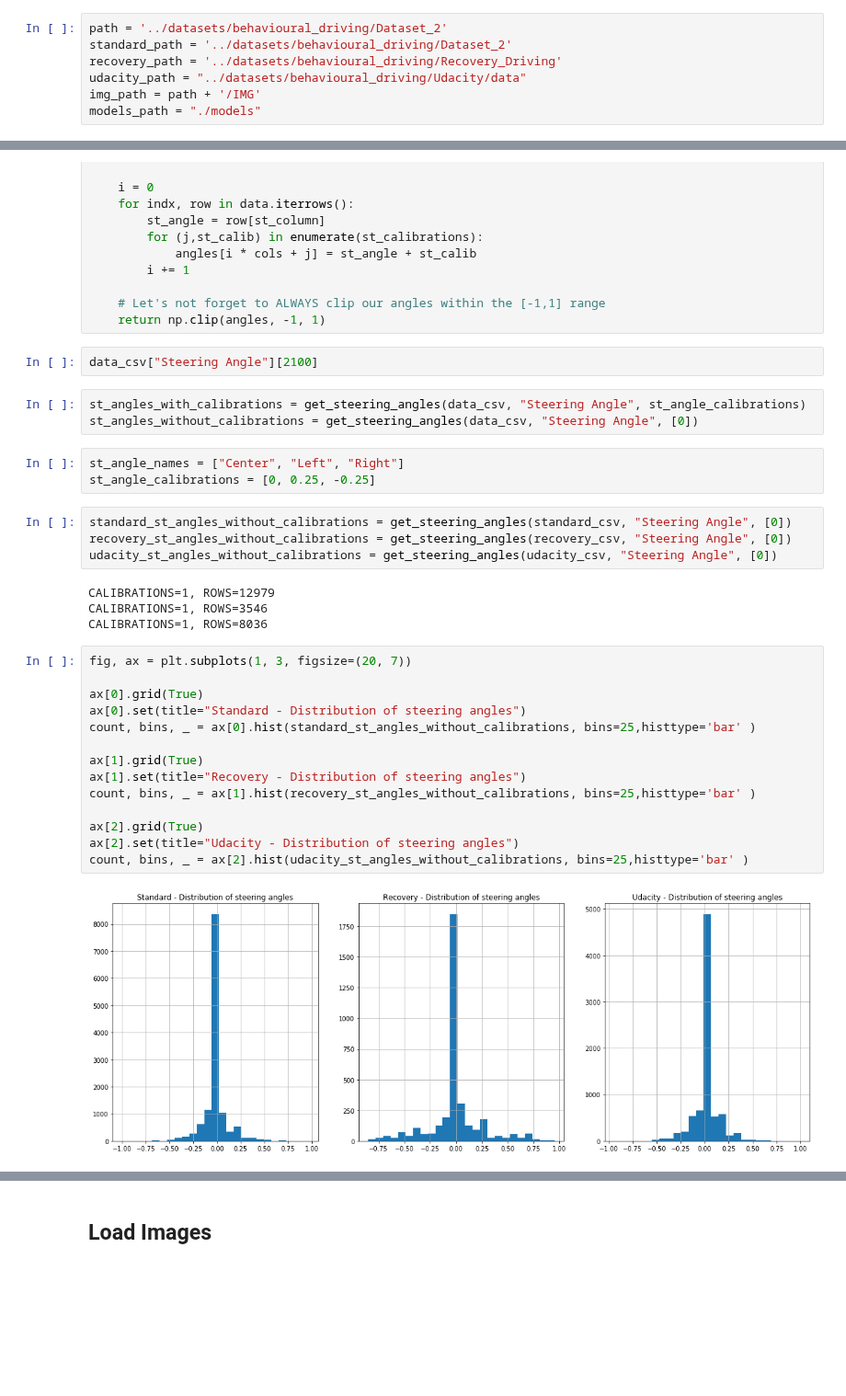
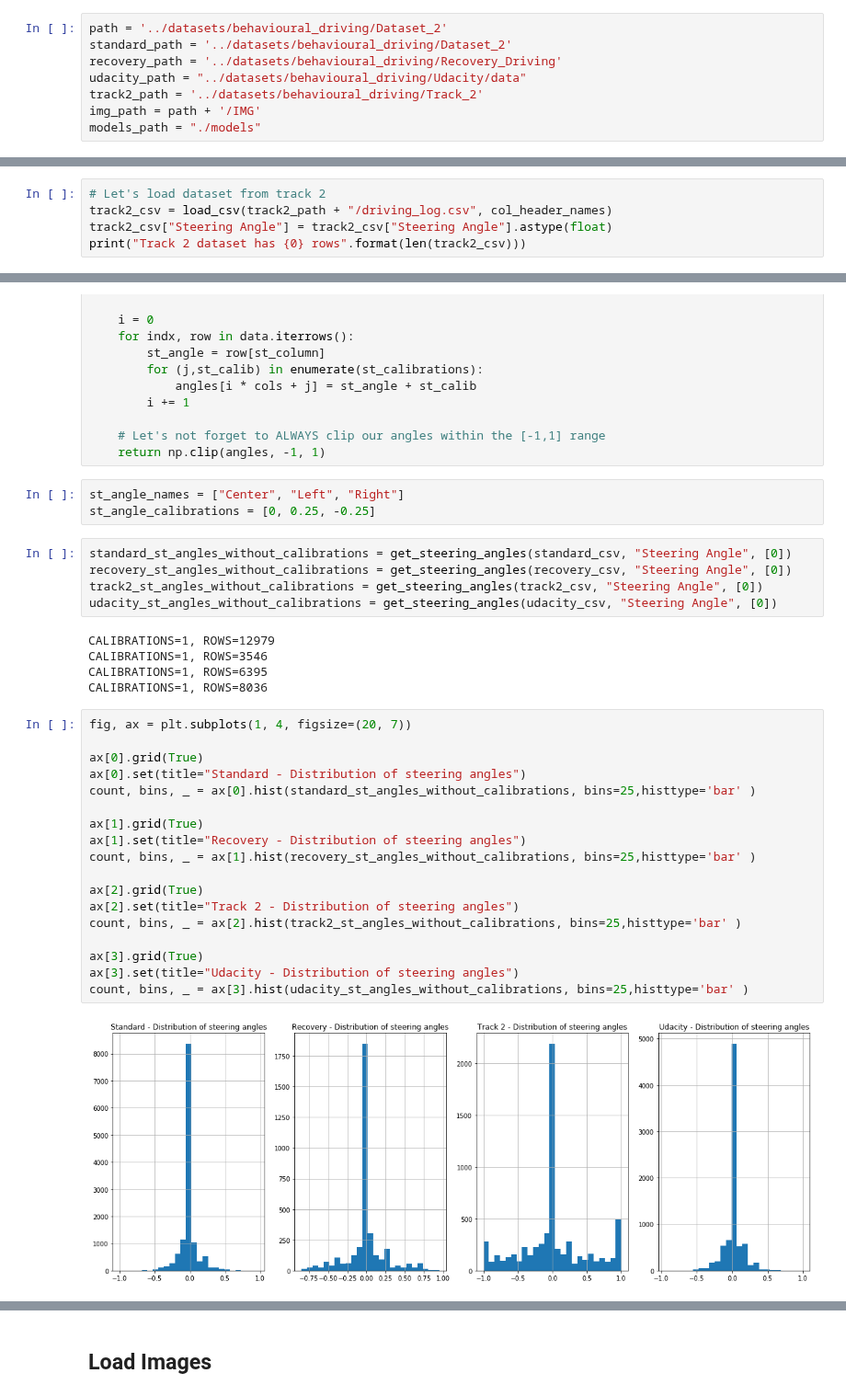
Before and after one commit to Bilalkhanten/CarND-Behavioral-Cloning-P3, a Jupyter notebook: Behavioural_Driving.ipynb, the cells around one changed output, grey strips where cells are left out. Shown at 92% size. Drawn from its saved outputs; the diff is of its cells as text; blank space fills up the shorter version.

```diff
--- a/Behavioural_Driving.ipynb
+++ b/Behavioural_Driving.ipynb
@@ -21,6 +21,7 @@ path = '../datasets/behavioural_driving/Dataset_2'
 standard_path = '../datasets/behavioural_driving/Dataset_2'
 recovery_path = '../datasets/behavioural_driving/Recovery_Driving'
 udacity_path = "../datasets/behavioural_driving/Udacity/data"
+track2_path = '../datasets/behavioural_driving/Track_2'
 img_path = path + '/IMG'
 models_path = "./models"
 # %%
@@ -50,3 +48,8 @@ recovery_csv["Steering Angle"] = recovery_csv["Steering Angle"].astype(float)
 print("Recovery dataset has {0} rows".format(len(recovery_csv)))
 # %% [output]
 Recovery dataset has 3546 rows
+# %%
+# Let's load dataset from track 2
+track2_csv = load_csv(track2_path + "/driving_log.csv", col_header_names)
+track2_csv["Steering Angle"] = track2_csv["Steering Angle"].astype(float)
+print("Track 2 dataset has {0} rows".format(len(track2_csv)))
@@ -93,36 +86,37 @@ def get_steering_angles(data, st_column, st_calibrations, filtering_f=None):
 
     # Let's not forget to ALWAYS clip our angles within the [-1,1] range
     return np.clip(angles, -1, 1)
-# %%
-data_csv["Steering Angle"][2100]
-# %%
-st_angles_with_calibrations = get_steering_angles(data_csv, "Steering Angle", st_angle_calibrations)
-st_angles_without_calibrations = get_steering_angles(data_csv, "Steering Angle", [0])
 # %%
 st_angle_names = ["Center", "Left", "Right"]
 st_angle_calibrations = [0, 0.25, -0.25]
 # %%
 standard_st_angles_without_calibrations = get_steering_angles(standard_csv, "Steering Angle", [0])
 recovery_st_angles_without_calibrations = get_steering_angles(recovery_csv, "Steering Angle", [0])
+track2_st_angles_without_calibrations = get_steering_angles(track2_csv, "Steering Angle", [0])
 udacity_st_angles_without_calibrations = get_steering_angles(udacity_csv, "Steering Angle", [0])
 # %% [output]
 CALIBRATIONS=1, ROWS=12979
 CALIBRATIONS=1, ROWS=3546
+CALIBRATIONS=1, ROWS=6395
 CALIBRATIONS=1, ROWS=8036
 # %%
-fig, ax = plt.subplots(1, 3, figsize=(20, 7))
+fig, ax = plt.subplots(1, 4, figsize=(20, 7))
 
 ax[0].grid(True)
 ax[0].set(title="Standard - Distribution of steering angles")
 count, bins, _ = ax[0].hist(standard_st_angles_without_calibrations, bins=25,histtype='bar' )
 
 ax[1].grid(True)
 ax[1].set(title="Recovery - Distribution of steering angles")
 count, bins, _ = ax[1].hist(recovery_st_angles_without_calibrations, bins=25,histtype='bar' )
 
 ax[2].grid(True)
-ax[2].set(title="Udacity - Distribution of steering angles")
-count, bins, _ = ax[2].hist(udacity_st_angles_without_calibrations, bins=25,histtype='bar' )
+ax[2].set(title="Track 2 - Distribution of steering angles")
+count, bins, _ = ax[2].hist(track2_st_angles_without_calibrations, bins=25,histtype='bar' )
+
+ax[3].grid(True)
+ax[3].set(title="Udacity - Distribution of steering angles")
+count, bins, _ = ax[3].hist(udacity_st_angles_without_calibrations, bins=25,histtype='bar' )
 # %% [output]
-[figure, old version]
+[figure, new version]
 # %% [markdown]
```
Also changed, not shown: parts of 36 cells of this notebook, 1 other file.
